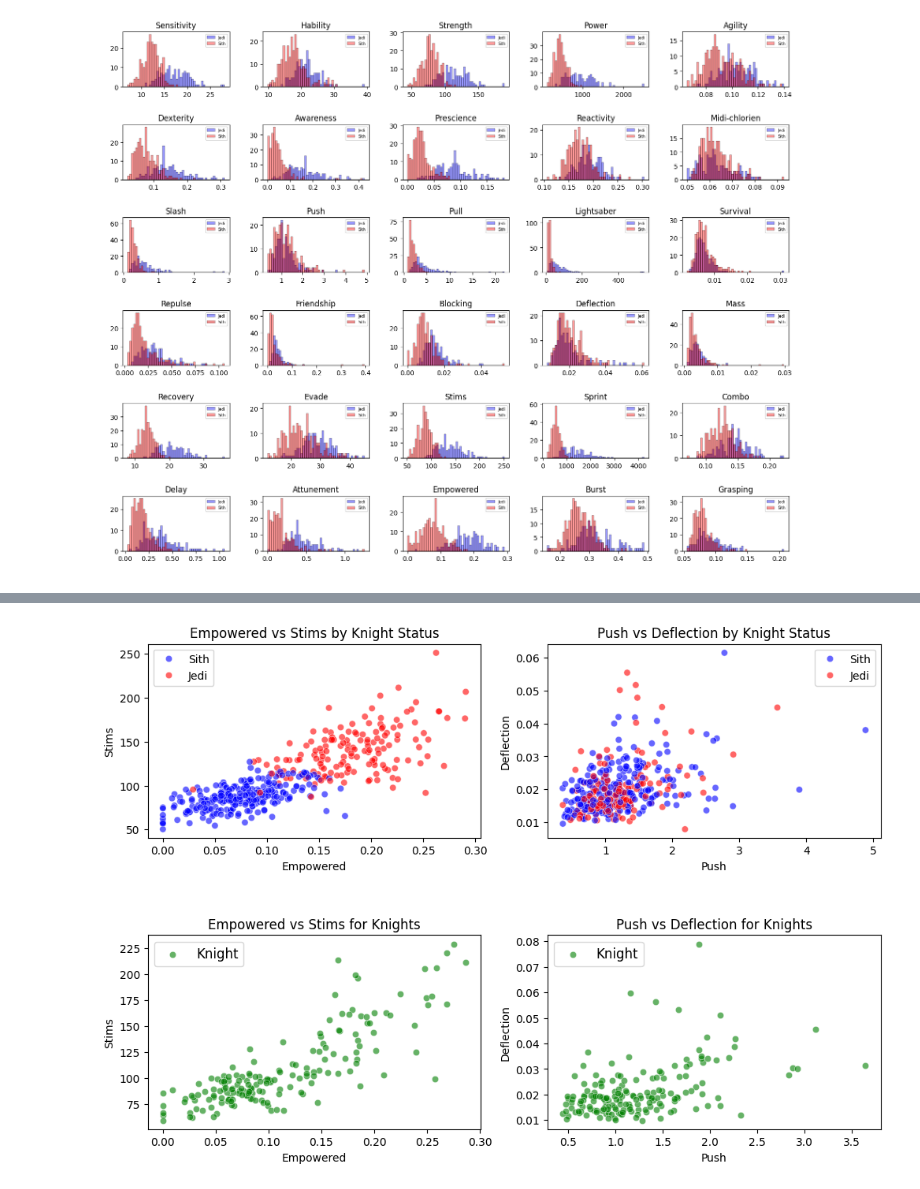
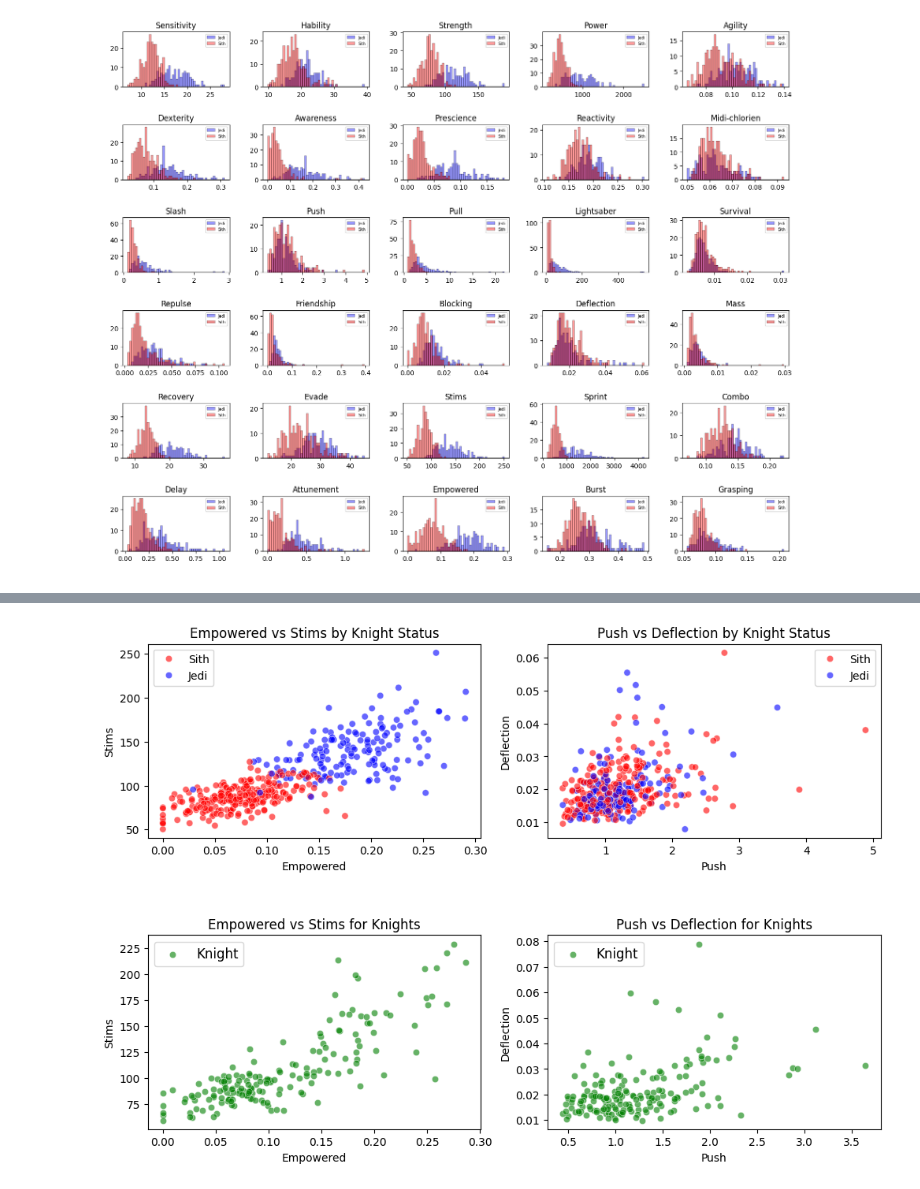
Before and after one commit to VulpesDev/DataPiscineNotebook, a Jupyter notebook: src/DataScientist-1.ipynb, the cells around one changed output, grey strips where cells are left out. Drawn from its saved outputs; the diff is of its cells as text; code cells hidden in the pictures.

Commit message:
Reworked The Knights Part 1, good work detective

```diff
--- a/src/DataScientist-1.ipynb
+++ b/src/DataScientist-1.ipynb
@@ -99,32 +194,31 @@ knight_numeric     1.000000
 # %%
-import seaborn as sns
 
 df_train = pd.read_csv('./Knights/Train_knight.csv')
 df_test = pd.read_csv('./Knights/Test_knight.csv')
 
 plt.figure(figsize=(12, 8))
 plt.subplots_adjust(hspace=0.5)
 
 plt.subplot(2,2,1)
-sns.scatterplot(data=df_train, x='Empowered', y='Stims', hue='knight', alpha=0.6, palette={'blue', 'red'})
+sns.scatterplot(data=df_train, x='Empowered', y='Stims', hue='knight', alpha=0.6, palette={'red', 'blue'})
 plt.legend()
 plt.title("Empowered vs Stims by Knight Status")
 
 plt.subplot(2,2,2)
-sns.scatterplot(data=df_train, x='Push', y='Deflection', hue='knight', alpha=0.6, palette=['blue', 'red'])
+sns.scatterplot(data=df_train, x='Push', y='Deflection', hue='knight', alpha=0.6, palette=['red', 'blue'])
 plt.legend()
 plt.title("Push vs Deflection by Knight Status")
 
 
 plt.subplot(2,2,3)
 sns.scatterplot(data=df_test, x='Empowered', y='Stims', alpha=0.6, color='green')
 plt.legend(['Knight'], loc='upper left', fontsize=12)
 plt.title("Empowered vs Stims for Knights")
 
 plt.subplot(2,2,4)
 sns.scatterplot(data=df_test, x='Push', y='Deflection', alpha=0.6, color='green')
 plt.legend(['Knight'], loc='upper left', fontsize=12)
 plt.title("Push vs Deflection for Knights")
 plt.show()
 # %% [output]
-[figure, old version]
+[figure, new version]
```
Also changed, not shown: parts of 27 cells of this notebook.
